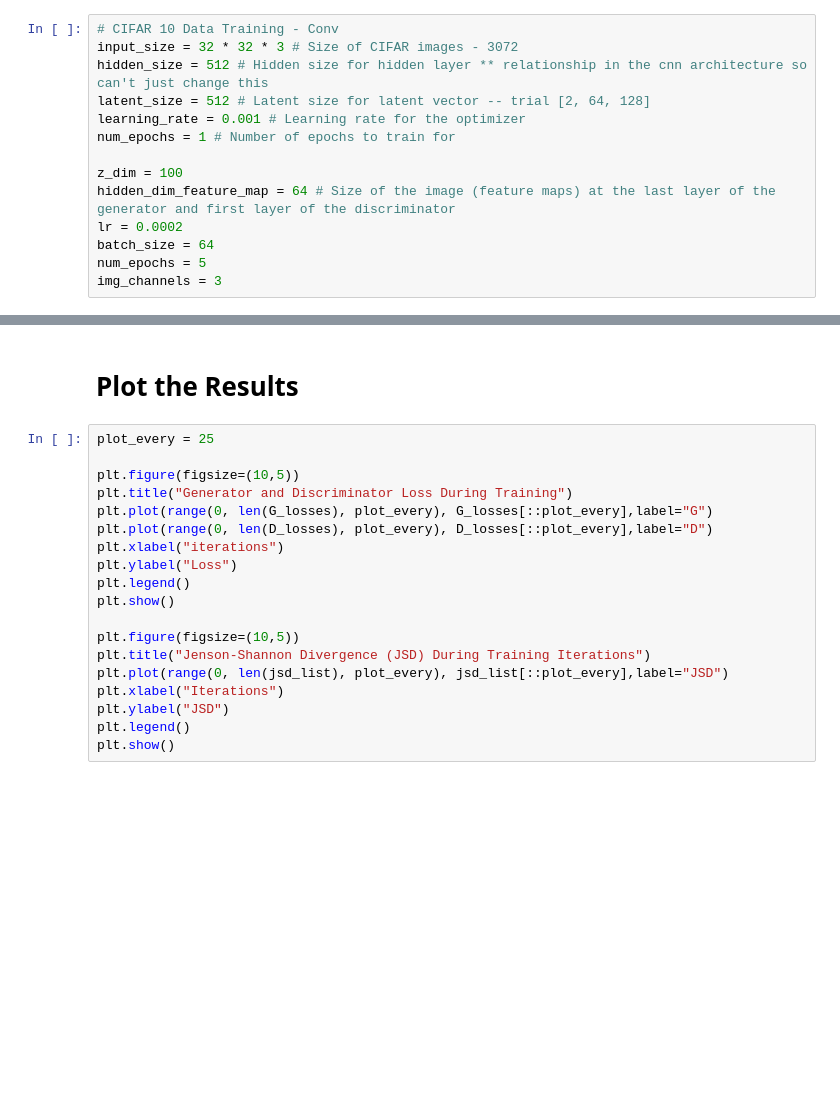
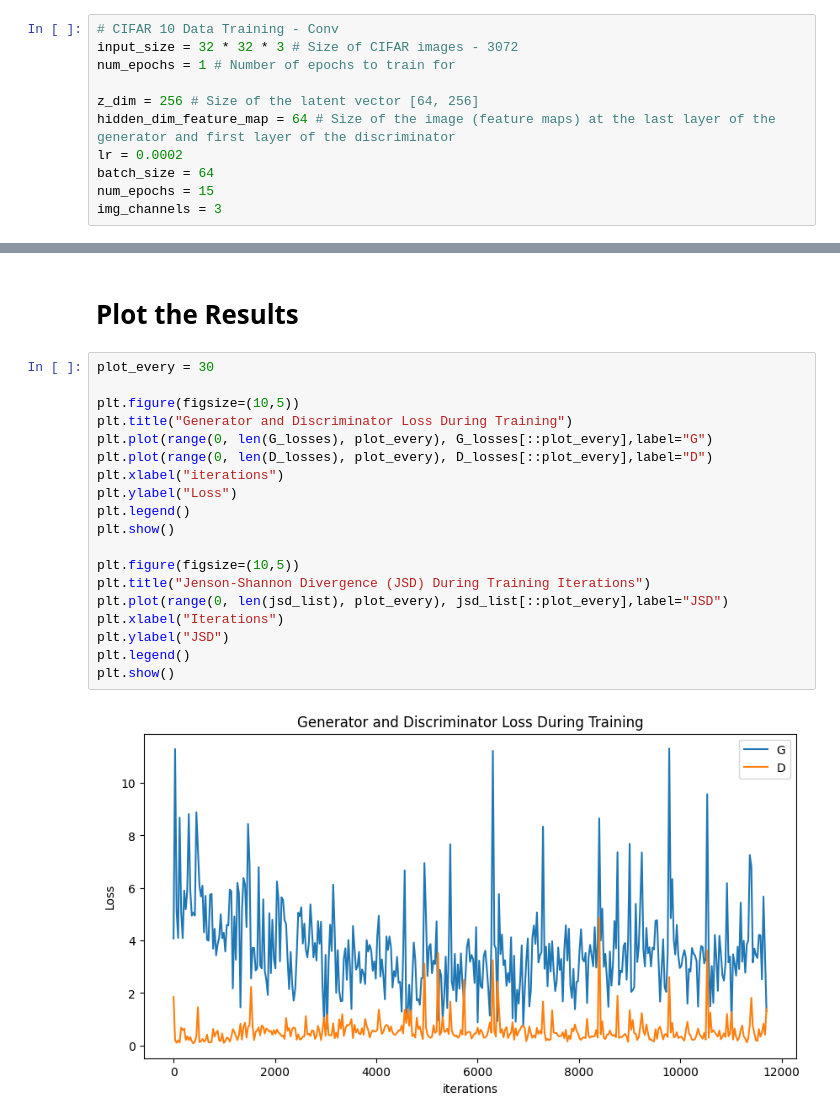
Before and after one commit to nathanbowness/CSI5340Assignments, a Jupyter notebook: Assignment4/gan_cifar_a4.ipynb, the cells around one changed output, grey strips where cells are left out. Saved outputs shown, nothing was run; the diff lists cells and outputs as text; blank space fills up the shorter version.

```diff
--- a/Assignment4/gan_cifar_a4.ipynb
+++ b/Assignment4/gan_cifar_a4.ipynb
@@ -94,16 +99,13 @@ class Discriminator(nn.Module):
 # %%
 # CIFAR 10 Data Training - Conv
 input_size = 32 * 32 * 3 # Size of CIFAR images - 3072
-hidden_size = 512 # Hidden size for hidden layer ** relationship in the cnn architecture so can't just change this
-latent_size = 512 # Latent size for latent vector -- trial [2, 64, 128]
-learning_rate = 0.001 # Learning rate for the optimizer
 num_epochs = 1 # Number of epochs to train for
 
-z_dim = 100
+z_dim = 256 # Size of the latent vector [64, 256]
 hidden_dim_feature_map = 64 # Size of the image (feature maps) at the last layer of the generator and first layer of the discriminator
 lr = 0.0002
 batch_size = 64
-num_epochs = 5
+num_epochs = 15
 img_channels = 3
 # %%
 def weights_init(m):
@@ -236,21 +255,23 @@ img_list, G_losses, D_losses, jsd_list = training_loop_gan(generator_cifar, disc
 # %% [markdown]
 # Plot the Results
 # %%
-plot_every = 25
+plot_every = 30
 
 plt.figure(figsize=(10,5))
 plt.title("Generator and Discriminator Loss During Training")
 plt.plot(range(0, len(G_losses), plot_every), G_losses[::plot_every],label="G")
 plt.plot(range(0, len(D_losses), plot_every), D_losses[::plot_every],label="D")
 plt.xlabel("iterations")
 plt.ylabel("Loss")
 plt.legend()
 plt.show()
 
 plt.figure(figsize=(10,5))
 plt.title("Jenson-Shannon Divergence (JSD) During Training Iterations")
 plt.plot(range(0, len(jsd_list), plot_every), jsd_list[::plot_every],label="JSD")
 plt.xlabel("Iterations")
 plt.ylabel("JSD")
 plt.legend()
 plt.show()
+# %% [output]
+[figure, added]
```
Also changed, not shown: parts of 5 cells of this notebook, 2 other files.
